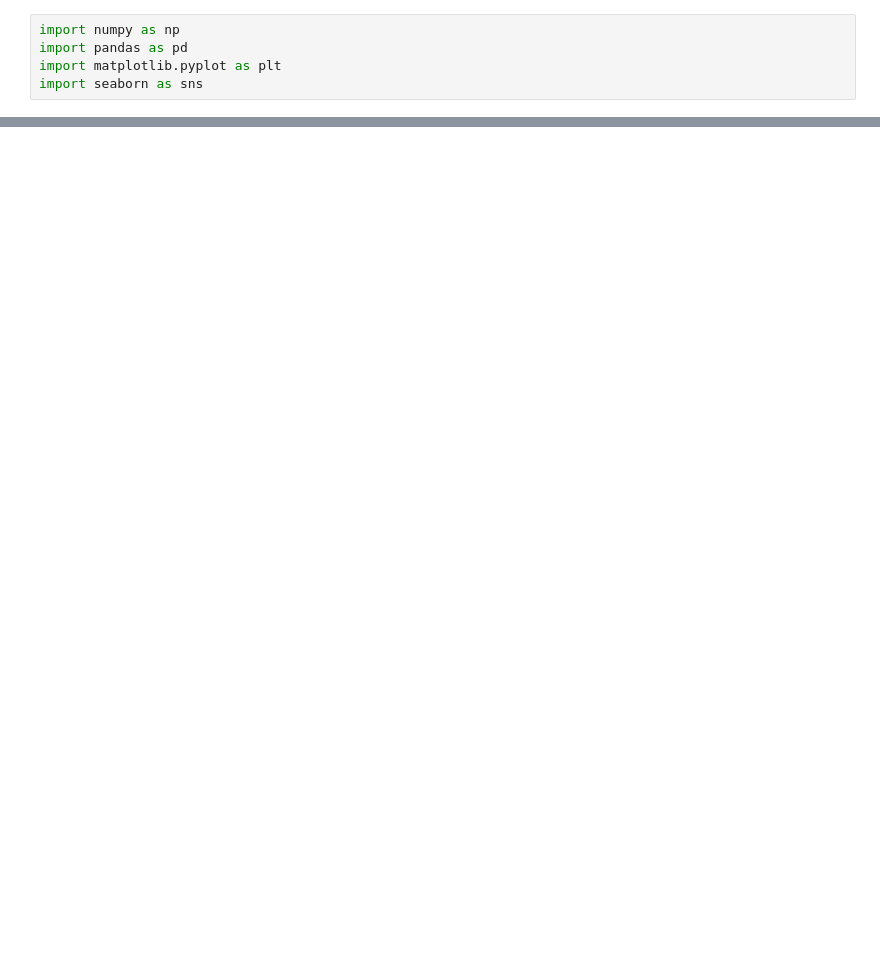
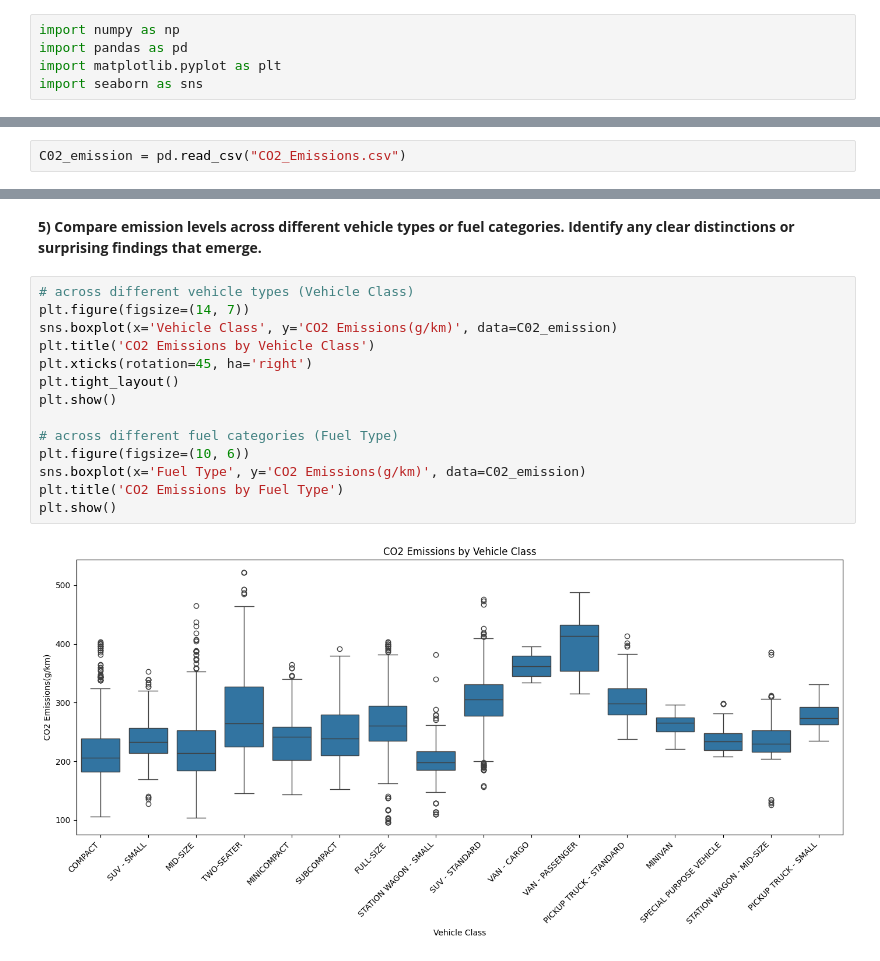
Before and after one commit to anshugupta742/data-analytics-projects, a Jupyter notebook: CO2-Emission-Analysis/CO2_Emission_Analysis.ipynb, the cells around one changed output, grey strips where cells are left out. Drawn from its saved outputs; the diff is of its cells as text; blank space fills up the shorter version.

```diff
--- a/CO2-Emission-Analysis/CO2_Emission_Analysis.ipynb
+++ b/CO2-Emission-Analysis/CO2_Emission_Analysis.ipynb
@@ -635,0 +14,2 @@ Lowest sales day: 2019-05-28 00:00:00 with 1767.15072
+# %%
+C02_emission = pd.read_csv("CO2_Emissions.csv")
@@ -635,0 +156,18 @@ Lowest sales day: 2019-05-28 00:00:00 with 1767.15072
+# %% [markdown]
+**5) Compare emission levels across different vehicle types or fuel categories. Identify any clear distinctions or surprising findings that emerge.**
+# %%
+# across different vehicle types (Vehicle Class)
+plt.figure(figsize=(14, 7))
+sns.boxplot(x='Vehicle Class', y='CO2 Emissions(g/km)', data=C02_emission)
+plt.title('CO2 Emissions by Vehicle Class')
+plt.xticks(rotation=45, ha='right')
+plt.tight_layout()
+plt.show()
+
+# across different fuel categories (Fuel Type)
+plt.figure(figsize=(10, 6))
+sns.boxplot(x='Fuel Type', y='CO2 Emissions(g/km)', data=C02_emission)
+plt.title('CO2 Emissions by Fuel Type')
+plt.show()
+# %% [output]
+[figure, added]
```
Also changed, not shown: parts of 90 cells of this notebook.
